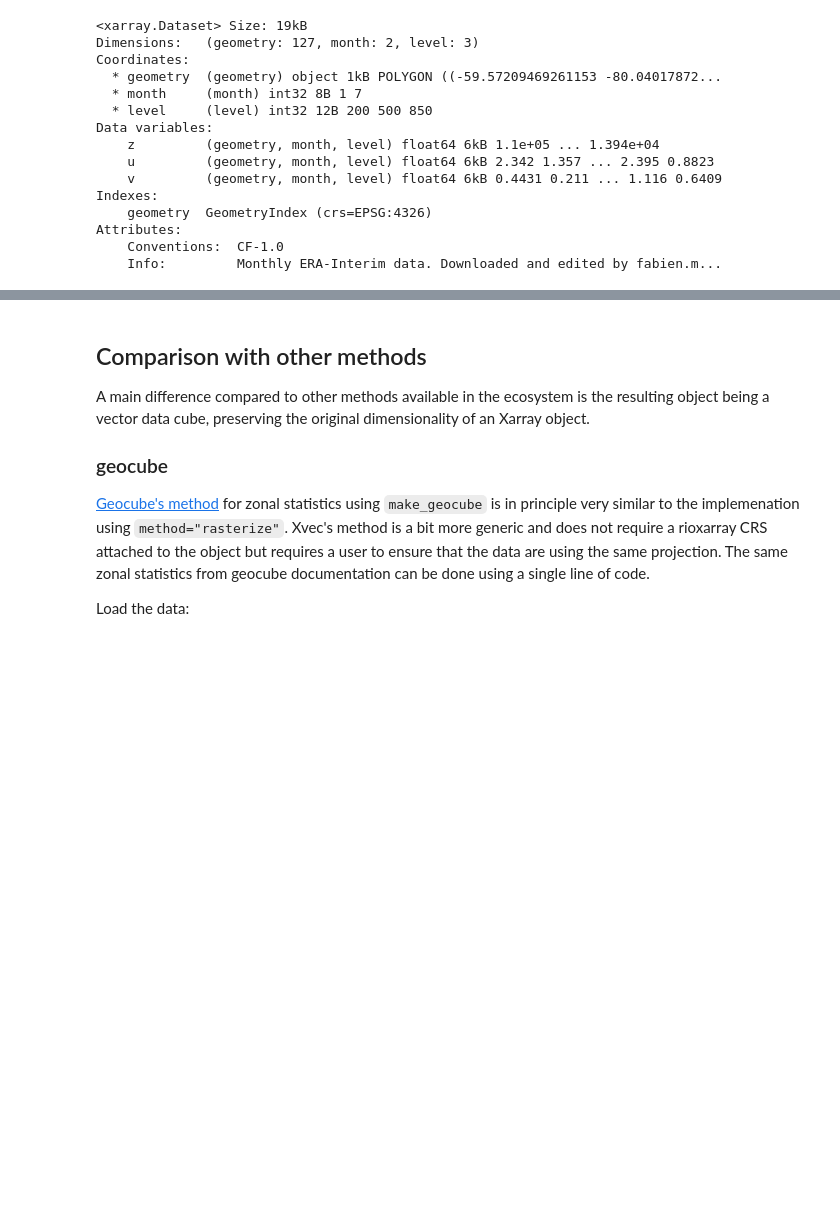
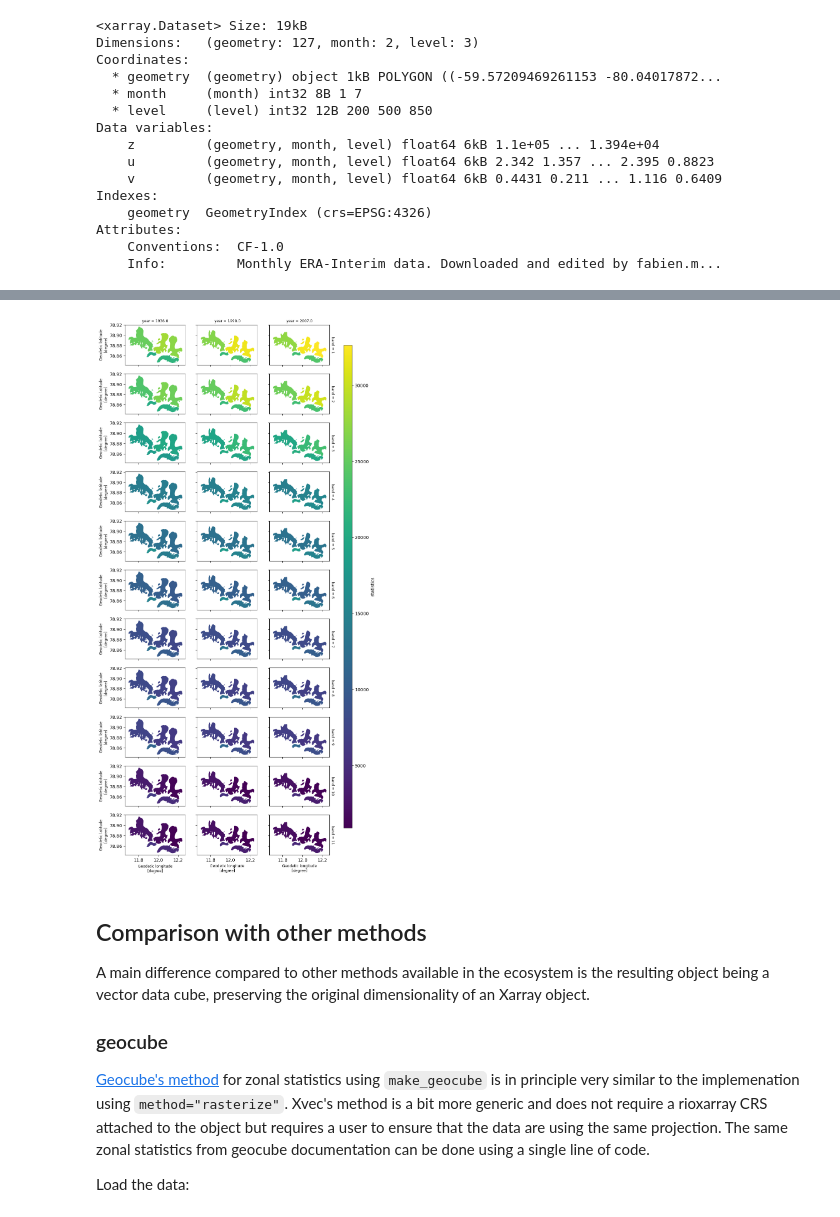
Before and after one commit to xarray-contrib/xvec, a Jupyter notebook: doc/source/zonal_stats.ipynb, the cells around one changed output, grey strips where cells are left out. Drawn from its saved outputs; the diff is of its cells as text; code cells hidden in the pictures; blank space fills up the shorter version.

```diff
--- a/doc/source/zonal_stats.ipynb
+++ b/doc/source/zonal_stats.ipynb
@@ -246,0 +267,9 @@ Attributes:
+# %%
+sentinel_2 = rioxarray.open_rasterio('https://zenodo.org/records/14906864/files/svalbard.tiff?download=1')
+
+glaciers_df = gpd.read_file("https://github.com/loreabad6/post/raw/refs/heads/main/inst/extdata/svalbard.gpkg").to_crs(sentinel_2.rio.crs)
+glaciers = (
+    glaciers_df.set_index(["year", "name"])
+    .to_xarray()
+    .proj.assign_crs(spatial_ref=glaciers_df.crs)  # use xproj to store the CRS information
+)
@@ -246,0 +278,3 @@ Attributes:
+# %%
+aggregated_variable = sentinel_2.xvec.zonal_stats(glaciers.geometry, x_coords='x', y_coords="y", stats=['mean', 'std'])
+aggregated_variable
@@ -246,0 +294,3 @@ Attributes:
+# %%
+merged = xr.merge([glaciers, aggregated_variable])
+merged
@@ -247,3 +313,7 @@ Attributes:
+# %%
+f, ax = merged.sel(zonal_statistics='mean').xvec.plot(geometry="geometry", row="band", col="year", hue="statistics")
+# %% [output]
+[figure, added]
 # %% [markdown]
 ## Comparison with other methods
 
```
Also changed, not shown: parts of 12 cells of this notebook, 33 other files.
